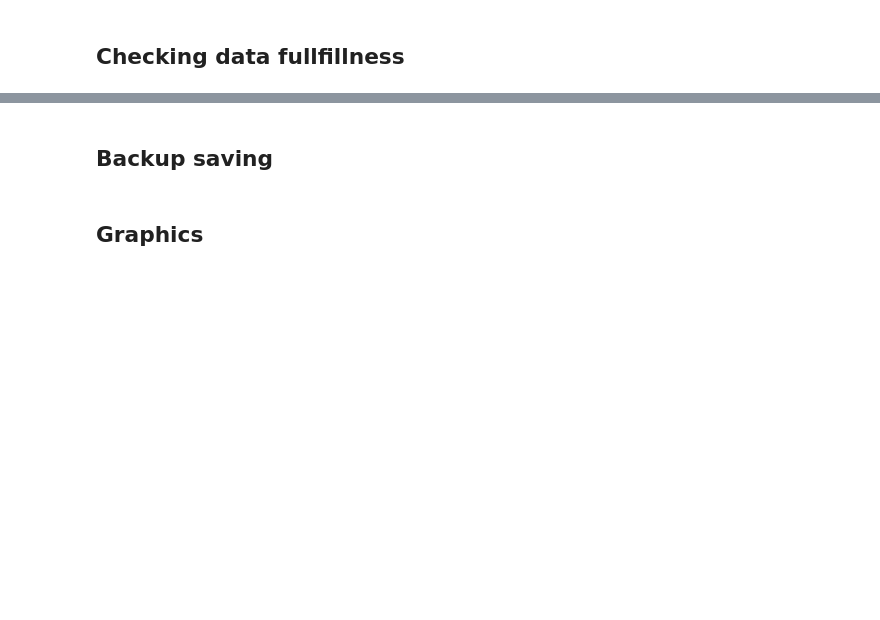
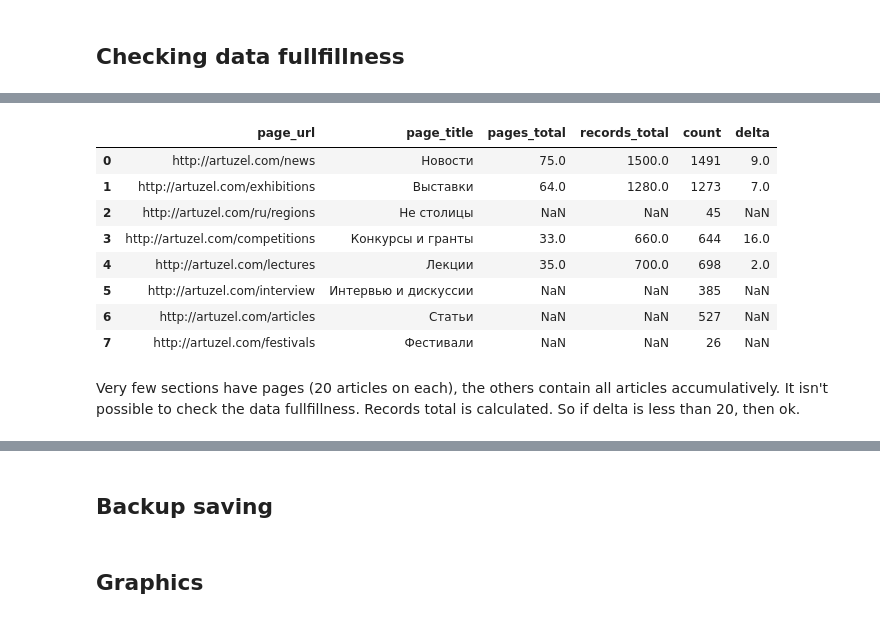
Before and after one commit to Bella151305/ArtProject, a Jupyter notebook: Parsing.ipynb, the cells around one changed output, grey strips where cells are left out. Drawn from its saved outputs; the diff is of its cells as text; code cells hidden in the pictures; blank space fills up the shorter version.

```diff
--- a/Parsing.ipynb
+++ b/Parsing.ipynb
@@ -912,0 +1520,16 @@ Records delta has not found
+# %%
+combo['records_total'] = combo['records_total'].fillna(20 * combo['pages_total'])
+combo['delta'] = combo['records_total'] - combo['count']
+combo
+# %% [output]
+|  | page_url | page_title | pages_total | records_total | count | delta |
+| 0 | http://artuzel.com/news | Новости | 75.0 | 1500.0 | 1491 | 9.0 |
+| 1 | http://artuzel.com/exhibitions | Выставки | 64.0 | 1280.0 | 1273 | 7.0 |
+| 2 | http://artuzel.com/ru/regions | Не столицы | NaN | NaN | 45 | NaN |
+| 3 | http://artuzel.com/competitions | Конкурсы и гранты | 33.0 | 660.0 | 644 | 16.0 |
+| 4 | http://artuzel.com/lectures | Лекции | 35.0 | 700.0 | 698 | 2.0 |
+| 5 | http://artuzel.com/interview | Интервью и дискуссии | NaN | NaN | 385 | NaN |
+| 6 | http://artuzel.com/articles | Статьи | NaN | NaN | 527 | NaN |
+| 7 | http://artuzel.com/festivals | Фестивали | NaN | NaN | 26 | NaN |
+# %% [markdown]
+Very few sections have pages (20 articles on each), the others contain all articles accumulatively. It isn't possible to check the data fullfillness. Records total is calculated. So if delta is less than 20, then ok.
```
Also changed, not shown: parts of 94 cells of this notebook.
